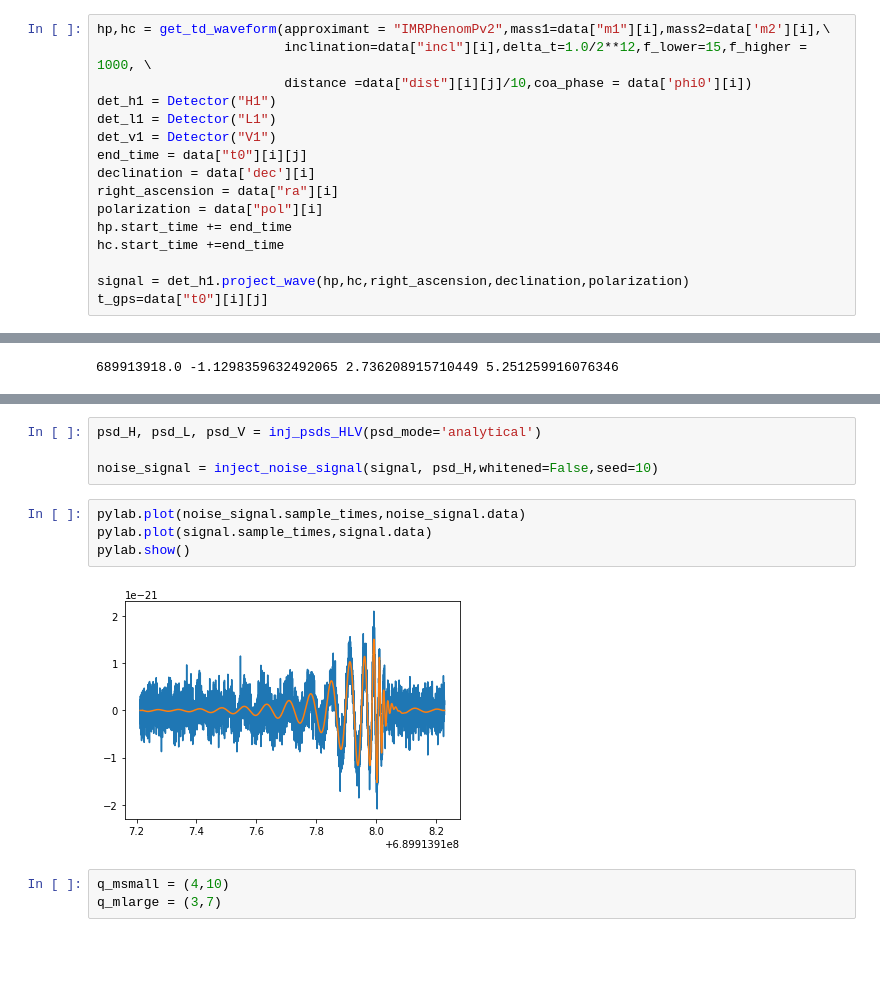
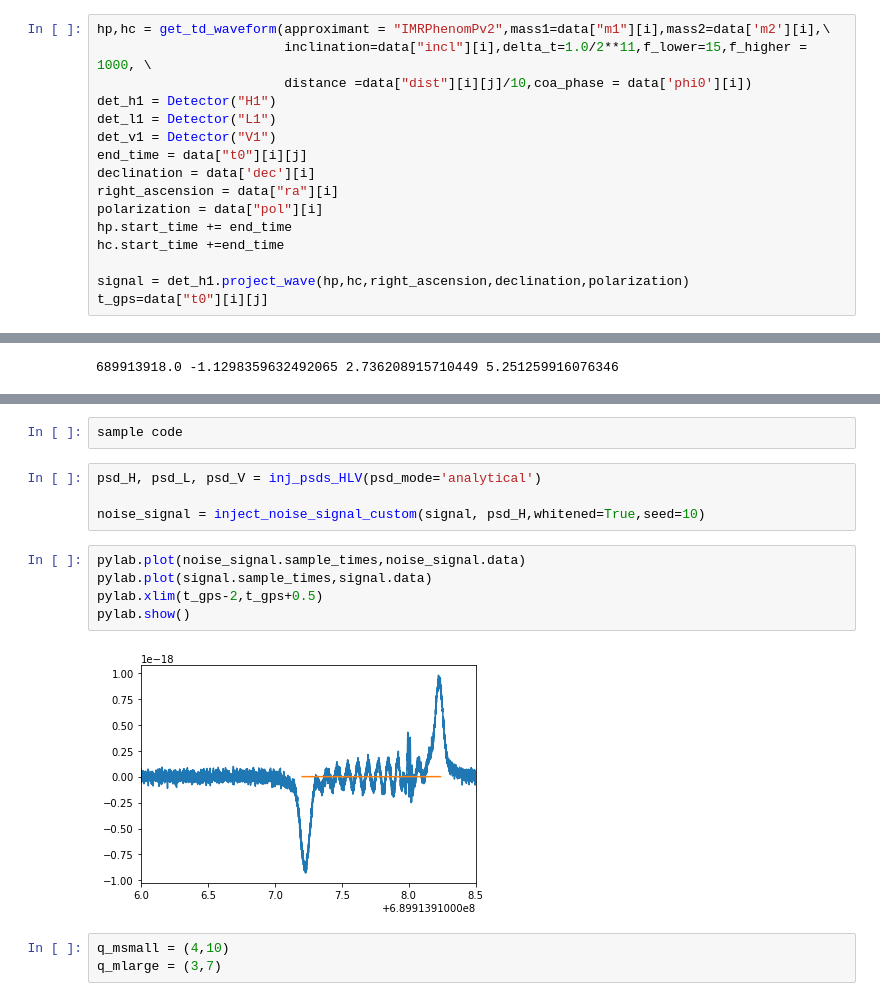
Before and after one commit to srashtig/lensid-15jul-2022, a Jupyter notebook: review/deprecated_data_generation_process.ipynb, the cells around one changed output, grey strips where cells are left out. Saved outputs shown, nothing was run; the diff lists cells and outputs as text; blank space fills up the shorter version.

```diff
--- a/review/deprecated_data_generation_process.ipynb
+++ b/review/deprecated_data_generation_process.ipynb
@@ -48,7 +48,7 @@ i= 11 # lensed event no.
 j=1 # image no.
 # %%
 hp,hc = get_td_waveform(approximant = "IMRPhenomPv2",mass1=data["m1"][i],mass2=data['m2'][i],\
-                        inclination=data["incl"][i],delta_t=1.0/2**12,f_lower=15,f_higher = 1000, \
+                        inclination=data["incl"][i],delta_t=1.0/2**11,f_lower=15,f_higher = 1000, \
                         distance =data["dist"][i][j]/10,coa_phase = data['phi0'][i])
 det_h1 = Detector("H1")
 det_l1 = Detector("L1")
@@ -78,13 +143,16 @@ pylab.plot(signal.sample_times,signal.data)
+# %%
+sample code
 # %%
 psd_H, psd_L, psd_V = inj_psds_HLV(psd_mode='analytical')
 
-noise_signal = inject_noise_signal(signal, psd_H,whitened=False,seed=10)
+noise_signal = inject_noise_signal_custom(signal, psd_H,whitened=True,seed=10)
 # %%
 pylab.plot(noise_signal.sample_times,noise_signal.data)
 pylab.plot(signal.sample_times,signal.data)
+pylab.xlim(t_gps-2,t_gps+0.5)
 pylab.show()
 # %% [output]
-[figure, old version]
+[figure, new version]
 # %%
 q_msmall = (4,10)
 q_mlarge = (3,7)
```
Also changed, not shown: parts of 5 cells of this notebook, 3 other files.
